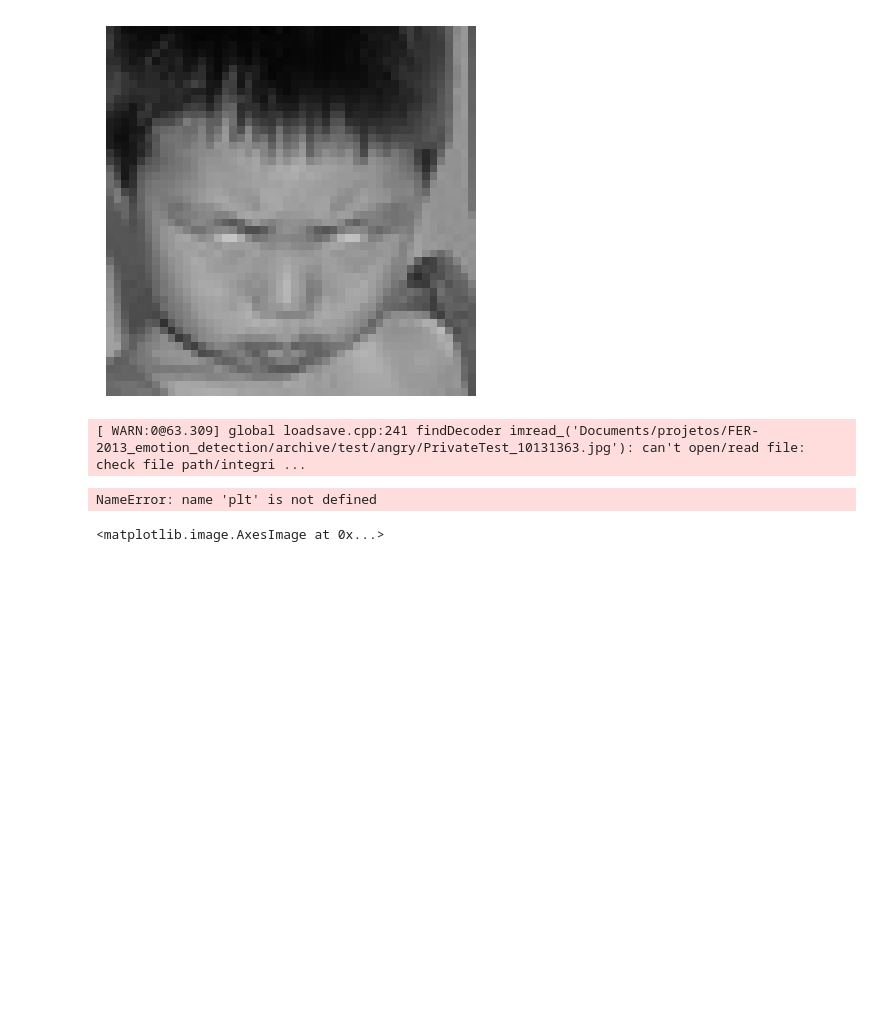
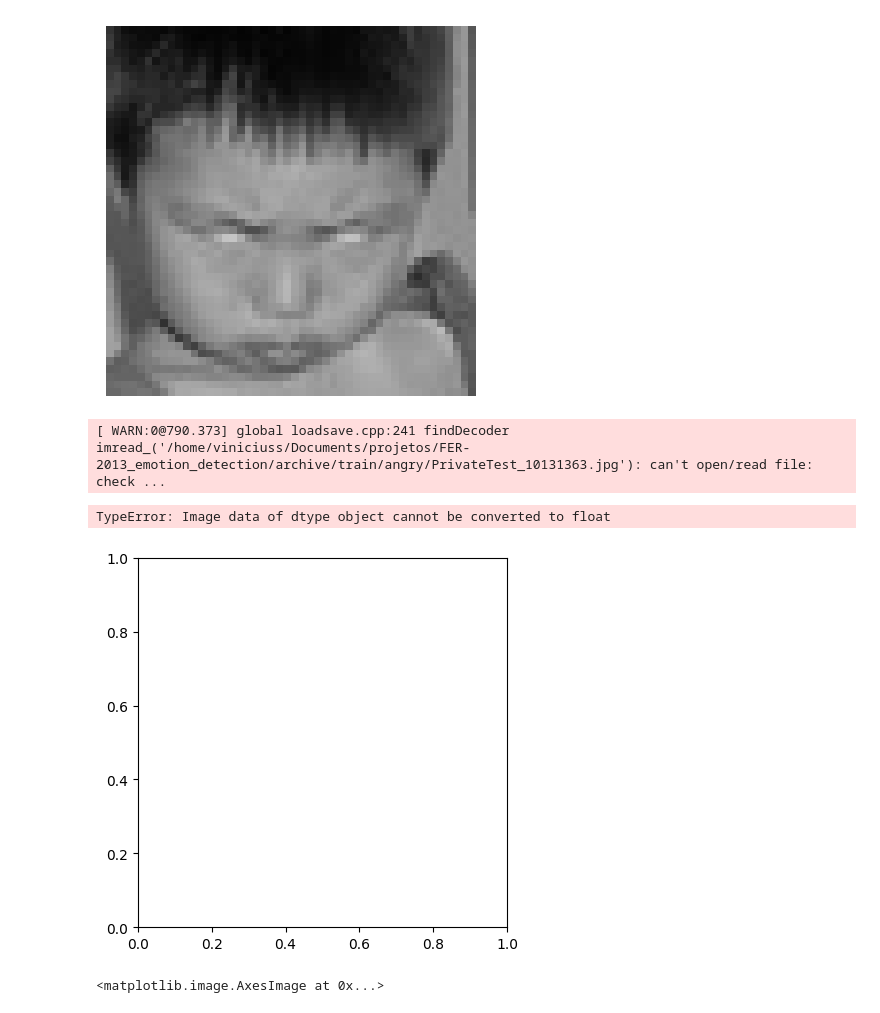
Before and after one commit to Sir-Vinicius/FER-2013_emotion_detection, a Jupyter notebook: emotion_detection.ipynb, the cells around one changed output. Drawn from its saved outputs; the diff is of its cells as text; code cells hidden in the pictures; blank space fills up the shorter version.

```diff
--- a/emotion_detection.ipynb
+++ b/emotion_detection.ipynb
@@ -48,11 +48,13 @@ plt.axis(False)
 (-0.5, 47.5, 47.5, -0.5)
 [figure]
 # %%
-image = cv2.imread('Documents/projetos/FER-2013_emotion_detection/archive/test/angry/PrivateTest_10131363.jpg', 0)
-plt.imshow(image)
+image = cv2.imread('/home/viniciuss/Documents/projetos/FER-2013_emotion_detection/archive/train/angry/PrivateTest_10131363.jpg')
+plt.imshow(image, 'binary')
+plt.axis(False)
 # %% [output]
-[ WARN:0@63.309] global loadsave.cpp:241 findDecoder imread_('Documents/projetos/FER-2013_emotion_detection/archive/test/angry/PrivateTest_10131363.jpg'): can't open/read file: check file path/integri ...
+[ WARN:0@790.373] global loadsave.cpp:241 findDecoder imread_('/home/viniciuss/Documents/projetos/FER-2013_emotion_detection/archive/train/angry/PrivateTest_10131363.jpg'): can't open/read file: check ...
-NameError: name 'plt' is not defined
+TypeError: Image data of dtype object cannot be converted to float
+[figure, added]
 # %%
 image = cv2.imread('/home/viniciuss/Documents/projetos/FER-2013/archive/train/angry/Training_3908.jpg', 0)
 plt.imshow(image)
```
Also changed, not shown: parts of 20 cells of this notebook.
